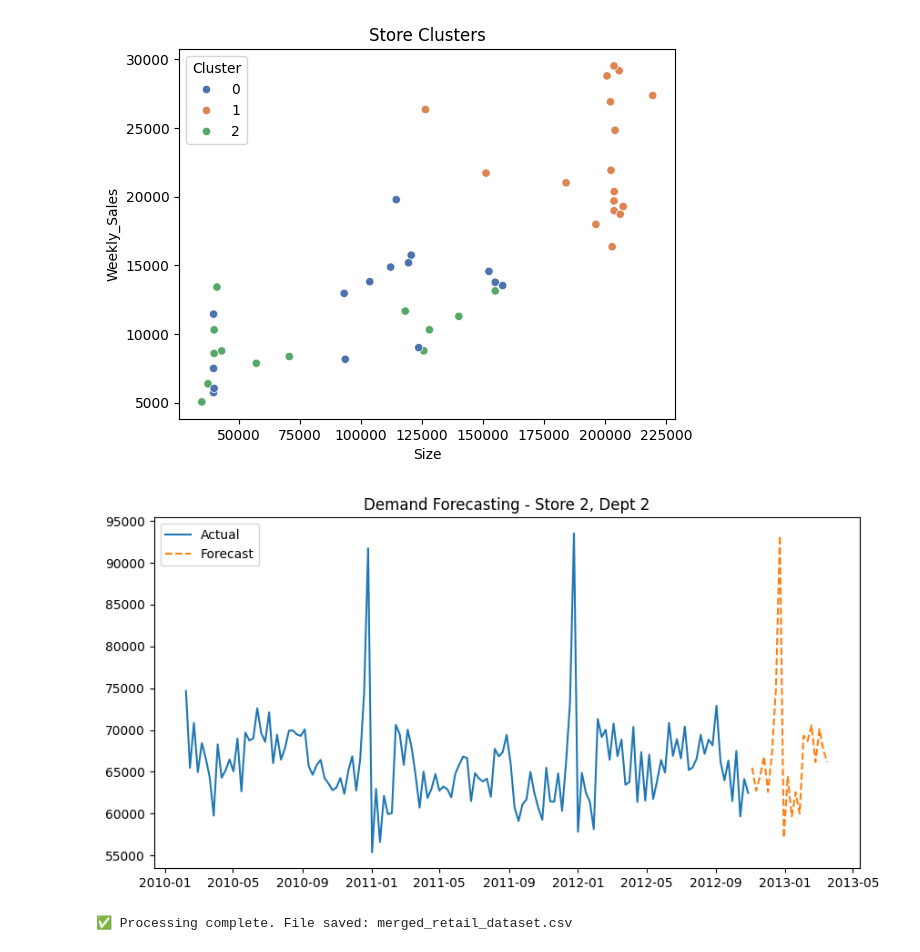
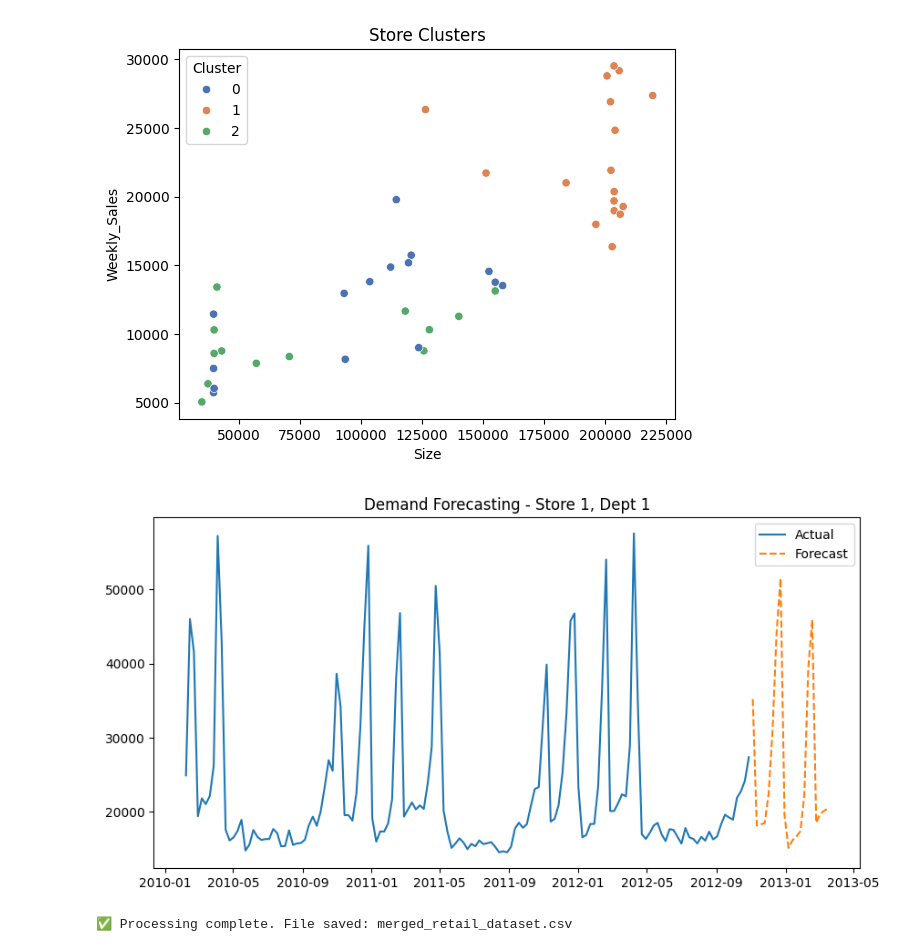
Before and after one commit to TANUJ0751/Integrated-Retail-Analytics-For-Store-Optimization, a Jupyter notebook: Untitled.ipynb, the cells around one changed output. Cells and saved outputs as stored; diff of their text form; code cells hidden in the pictures.

```diff
--- a/Untitled.ipynb
+++ b/Untitled.ipynb
@@ -142,25 +142,25 @@ Silhouette Score: 0.3264070274146314
 # %%
 # ======================
 # 7. Demand Forecasting (Simple Example)
 # ======================
 
 from statsmodels.tsa.holtwinters import ExponentialSmoothing
 
-ts = df[(df['Store']==2) & (df['Dept']==2)].set_index("Date")['Weekly_Sales']
+ts = df[(df['Store']==1) & (df['Dept']==1)].set_index("Date")['Weekly_Sales']
 ts = ts.resample('W').sum().fillna(method='ffill')
 
 model = ExponentialSmoothing(ts, seasonal='add', seasonal_periods=52)
 fit = model.fit()
 forecast = fit.forecast(20)
 
 plt.figure(figsize=(10,5))
 plt.plot(ts, label="Actual")
 plt.plot(forecast, label="Forecast", linestyle="--")
 plt.legend()
-plt.title("Demand Forecasting - Store 2, Dept 2")
+plt.title("Demand Forecasting - Store 1, Dept 1")
 plt.show()
 # %% [output]
-[figure, old version]
+[figure, new version]
 # %%
 # ======================
 # Save processed dataset
```
Also changed, not shown: 2 other files.
